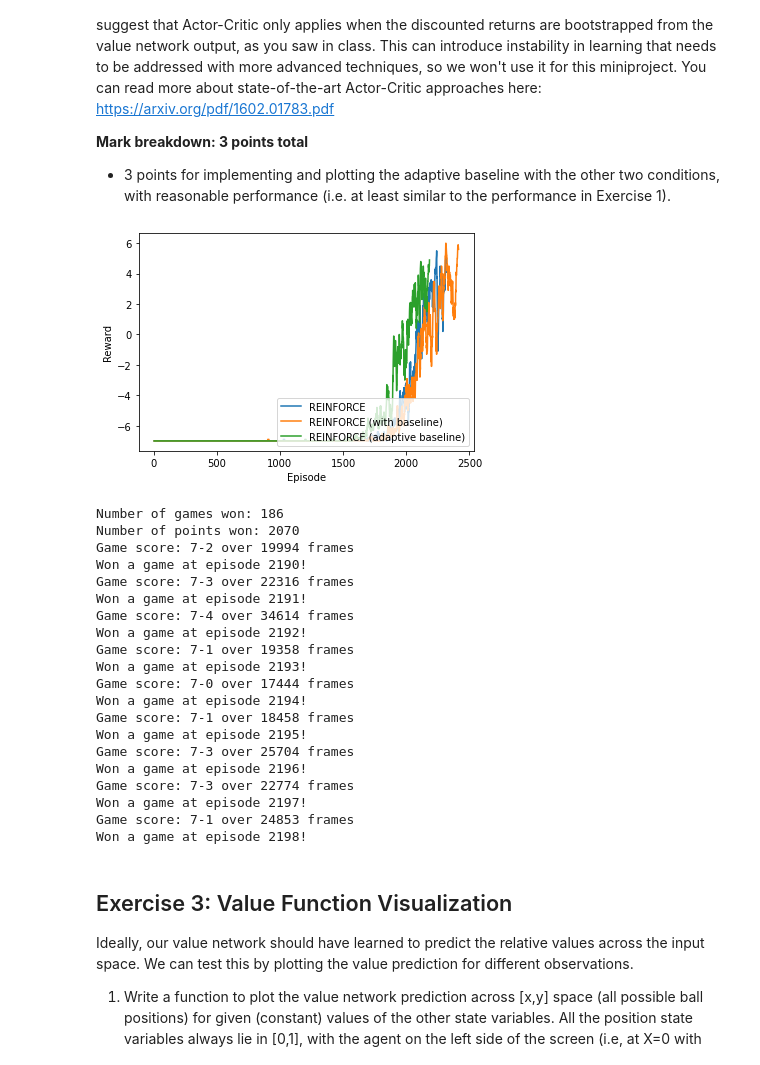
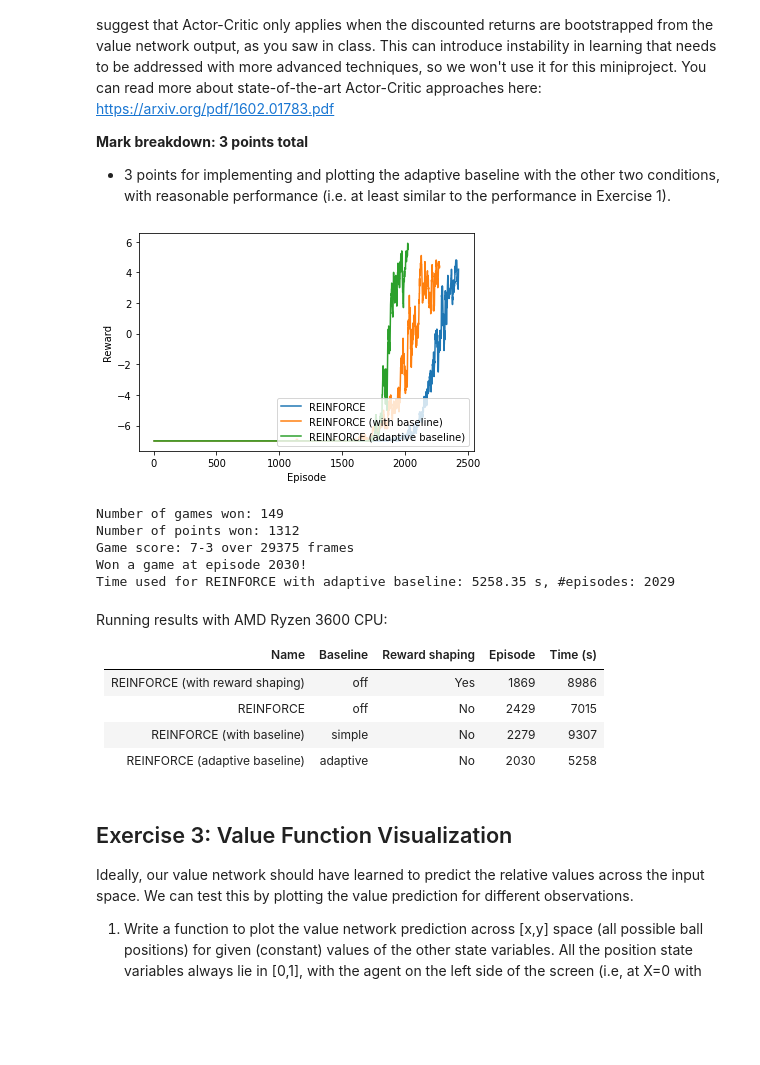
Before and after one commit to YitingZhang1997/ANN_2020_Pong, a Jupyter notebook: miniproject_rl.ipynb, the cells around one changed output. Cells and saved outputs as stored; diff of their text form; code cells hidden in the pictures; blank space fills up the shorter version.

```diff
--- a/miniproject_rl.ipynb
+++ b/miniproject_rl.ipynb
@@ -662,34 +641,22 @@ TECHNICAL NOTE: Some textbooks may refer to this approach as "Actor-Critic", whe
 # %%
 results = Results(filename='results_exercise_1.npz')
 policy_learning_rate = 2e-3
 value_learning_rate = 1e-3
 
+elapsed = time.time()
 _, adaptive_policy = run_experiment("REINFORCE (adaptive baseline)", game_env, num_episodes, reward_shaping=False,
                                     policy_learning_rate=policy_learning_rate,
                                     value_learning_rate=value_learning_rate, stopping_criterion=30,
                                     baseline='adaptive', verbose=True)
+elapsed = time.time() - elapsed
+print('Time used for REINFORCE with adaptive baseline: {:.2f} s, #episodes: {:d}'.format(elapsed,len(list(results.items())[-1][1])))
 # %% [output]
-[figure, old version]
+[figure, new version]
-Number of games won: 186
-Number of points won: 2070
-Game score: 7-2 over 19994 frames
-Won a game at episode 2190!
-Game score: 7-3 over 22316 frames
-Won a game at episode 2191!
-Game score: 7-4 over 34614 frames
-Won a game at episode 2192!
-Game score: 7-1 over 19358 frames
-Won a game at episode 2193!
-Game score: 7-0 over 17444 frames
-Won a game at episode 2194!
-Game score: 7-1 over 18458 frames
-Won a game at episode 2195!
-Game score: 7-3 over 25704 frames
-Won a game at episode 2196!
-Game score: 7-3 over 22774 frames
-Won a game at episode 2197!
-Game score: 7-1 over 24853 frames
-Won a game at episode 2198!
+Number of games won: 149
+Number of points won: 1312
+Game score: 7-3 over 29375 frames
+Won a game at episode 2030!
+Time used for REINFORCE with adaptive baseline: 5258.35 s, #episodes: 2029
 # %%
 results.save('results_exercise_2')
 adaptive_policy.policy_net.save('exercise_2_policy_net.h5')
@@ -697,6 +664,15 @@ adaptive_policy.value_net.save('exercise_2_value_net.h5')
 # %%
 episode = run_fixed_episode_learned(game_env, adaptive_policy)
 render(episode)
+# %% [markdown]
+Running results with AMD Ryzen 3600 CPU:
+
+|               Name              | Baseline | Reward shaping | Episode | Time (s) |
+|:-------------------------------:|:--------:|:--------------:|:-------:|:--------:|
+| REINFORCE (with reward shaping) |    off   |       Yes      |   1869  |   8986   |
+|            REINFORCE            |    off   |       No       |   2429  |   7015   |
+|    REINFORCE (with baseline)    |  simple  |       No       |   2279  |   9307   |
+|  REINFORCE (adaptive baseline)  | adaptive |       No       |   2030  |   5258   |
 # %% [markdown]
 ## Exercise 3: Value Function Visualization
 
```
Also changed, not shown: parts of 16 cells of this notebook.
